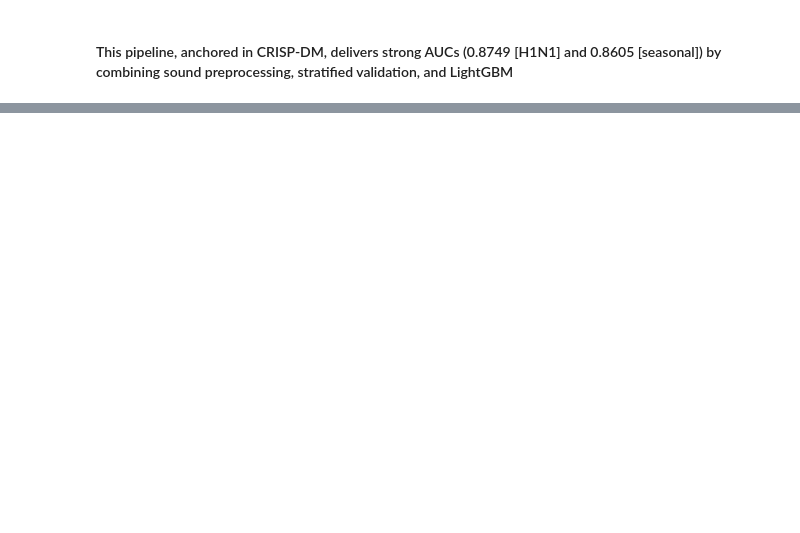
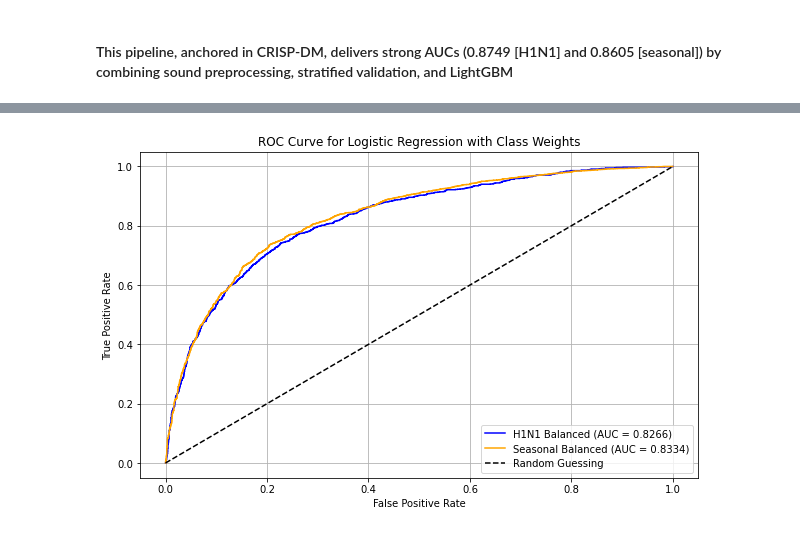
Before and after one commit to EdgarSoudie/Flu-Shot-Learning, a Jupyter notebook: Flu_Shot_Learning.ipynb, the cells around one changed output, grey strips where cells are left out. Saved outputs shown, nothing was run; the diff lists cells and outputs as text; code cells hidden in the pictures; blank space fills up the shorter version.

```diff
--- a/Flu_Shot_Learning.ipynb
+++ b/Flu_Shot_Learning.ipynb
@@ -619,0 +670,23 @@ Submission file created: submission.csv
+# %%
+plt.figure(figsize=(10, 6))
+
+# Plot ROC curve for H1N1 Logistic Regression with class weights
+plt.plot(fpr_lr_balanced, tpr_lr_balanced, label=f'H1N1 Balanced (AUC = {auc_h1n1_lr_balanced:.4f})', color='blue')
+
+# Plot ROC curve for Seasonal Logistic Regression with class weights
+plt.plot(fpr_lr_seasonal_balanced, tpr_lr_seasonal_balanced, label=f'Seasonal Balanced (AUC = {auc_seasonal_lr_balanced:.4f})', color='orange')
+
+# Plot diagonal line for random guessing
+plt.plot([0, 1], [0, 1], 'k--', label='Random Guessing')
+
+# Add labels, title, and legend
+plt.xlabel('False Positive Rate')
+plt.ylabel('True Positive Rate')
+plt.title('ROC Curve for Logistic Regression with Class Weights')
+plt.legend(loc='lower right')
+plt.grid()
+
+# Show the plot
+plt.show()
+# %% [output]
+[figure, added]
```
Also changed, not shown: parts of 4 cells of this notebook, 1 other file.
